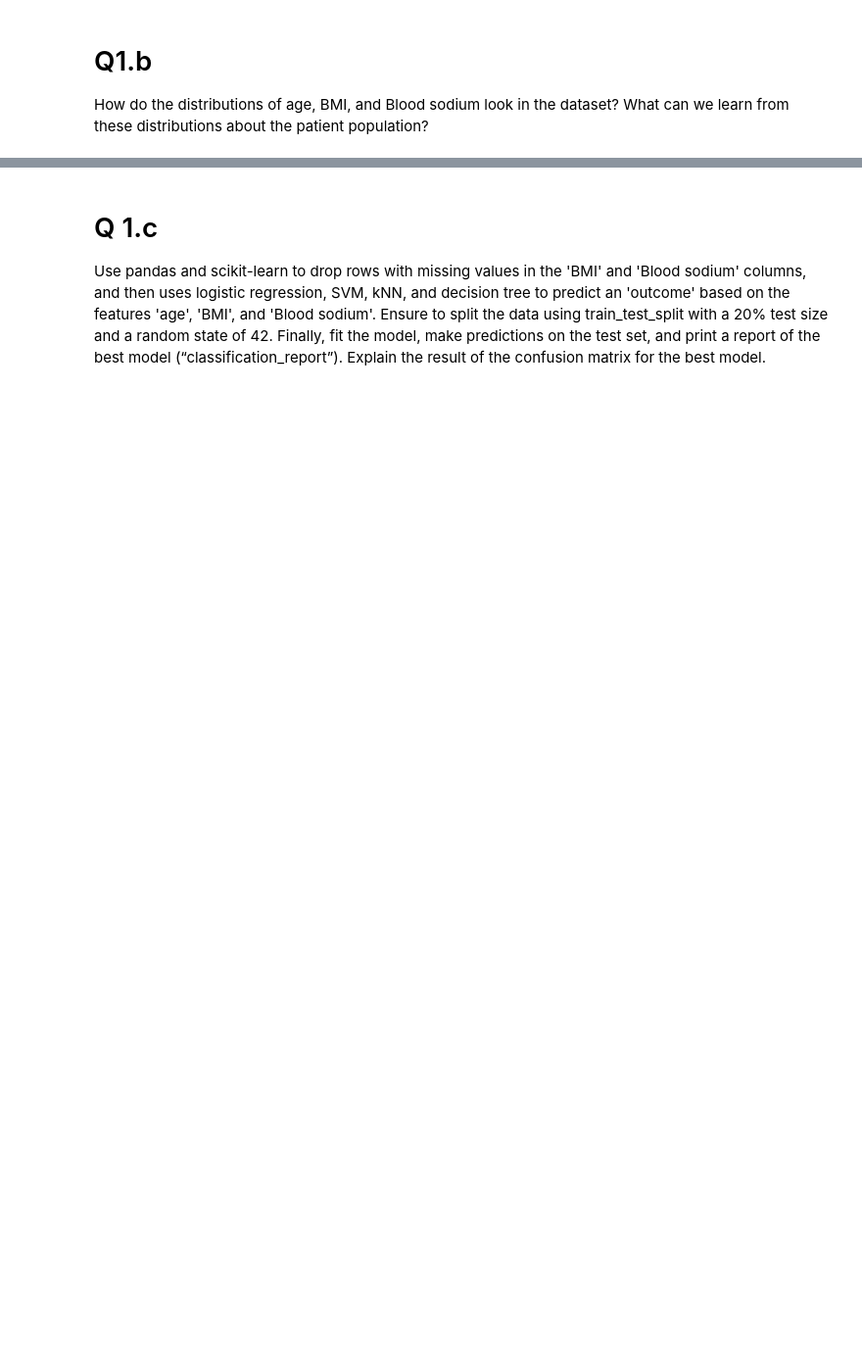
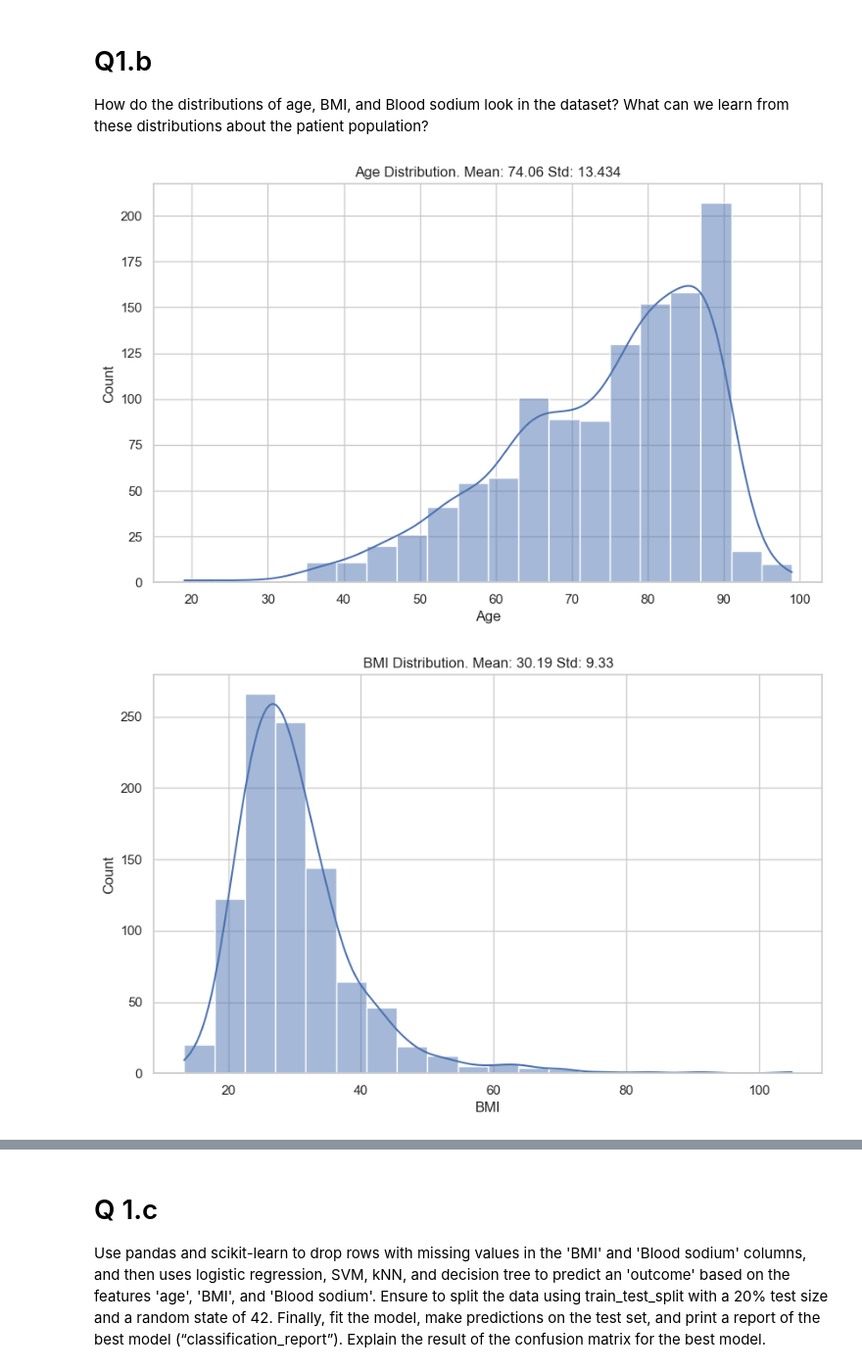
Before and after one commit to shai-ca/AI-DL, a Jupyter notebook: project-1/Shai_Cahana_Project_1_MIMIC.ipynb, the cells around one changed output, grey strips where cells are left out. Shown at 98% size. Saved outputs shown, nothing was run; the diff lists cells and outputs as text; code cells hidden in the pictures; blank space fills up the shorter version.

```diff
--- a/project-1/Shai_Cahana_Project_1_MIMIC.ipynb
+++ b/project-1/Shai_Cahana_Project_1_MIMIC.ipynb
@@ -53,27 +137,38 @@ print(d_)
 # Q1.b
 How do the distributions of age, BMI, and Blood sodium look in the dataset? What can we learn from these distributions about the patient population?
 # %%
-bin = 20
-plt.hist(data['age'],bins=bin)
-plt.title(f"Age Distribution. mean: { d_['age']['mean']:.2f} std: { d_['age']['std']:.3}")
+import seaborn as sns
+import matplotlib.pyplot as plt
+
+# Set the style for the plots
+sns.set(style='whitegrid')
+
+# Histogram for Age Distribution
+plt.figure(figsize=(10, 6))  # Optional: set figure size
+sns.histplot(data['age'], bins=20, kde=True)  # kde=True adds a Kernel Density Estimate
+plt.title(f"Age Distribution. Mean: {d_['age']['mean']:.2f} Std: {d_['age']['std']:.3f}")
 plt.xlabel('Age')
 plt.ylabel('Count')
 plt.show()
-# we have more samples from older patients
+# We have more samples from older patients
 
-
-plt.hist(data['BMI'],bins=bin)
-plt.title(f"BMI Distribution. mean: { d_['BMI']['mean']:.2f} std: { d_['BMI']['std']:.2}")
+# Histogram for BMI Distribution
+plt.figure(figsize=(10, 6))
+sns.histplot(data['BMI'], bins=20, kde=True)
+plt.title(f"BMI Distribution. Mean: {d_['BMI']['mean']:.2f} Std: {d_['BMI']['std']:.2f}")
 plt.xlabel('BMI')
 plt.ylabel('Count')
 plt.show()
-# the mean fits to obese, meaning the average health of the patients is not ideal
-# to begin with
+# The mean fits to obese, meaning the average health of the patients is not ideal to begin with
 
-
-plt.hist(data['Blood sodium'],bins=bin)
-plt.title(f"Blood sodium Distribution. mean: { d_['Blood sodium']['mean']:.2f} std: { d_['Blood sodium']['std']:.2}")
-plt.xlabel('Blood sodium Levels')
+# Histogram for Blood Sodium Distribution
+plt.figure(figsize=(10, 6))
+sns.histplot(data['Blood sodium'], bins=20, kde=True)
+plt.title(f"Blood Sodium Distribution. Mean: {d_['Blood sodium']['mean']:.2f} Std: {d_['Blood sodium']['std']:.2f}")
+plt.xlabel('Blood Sodium Levels')
 plt.ylabel('Count')
 plt.show()
 # the mean blood sodium levels appear to be in the normal range
+# %% [output]
+[figure, added]
+[figure, added]
```
Also changed, not shown: parts of 17 cells of this notebook, 1 other file.
